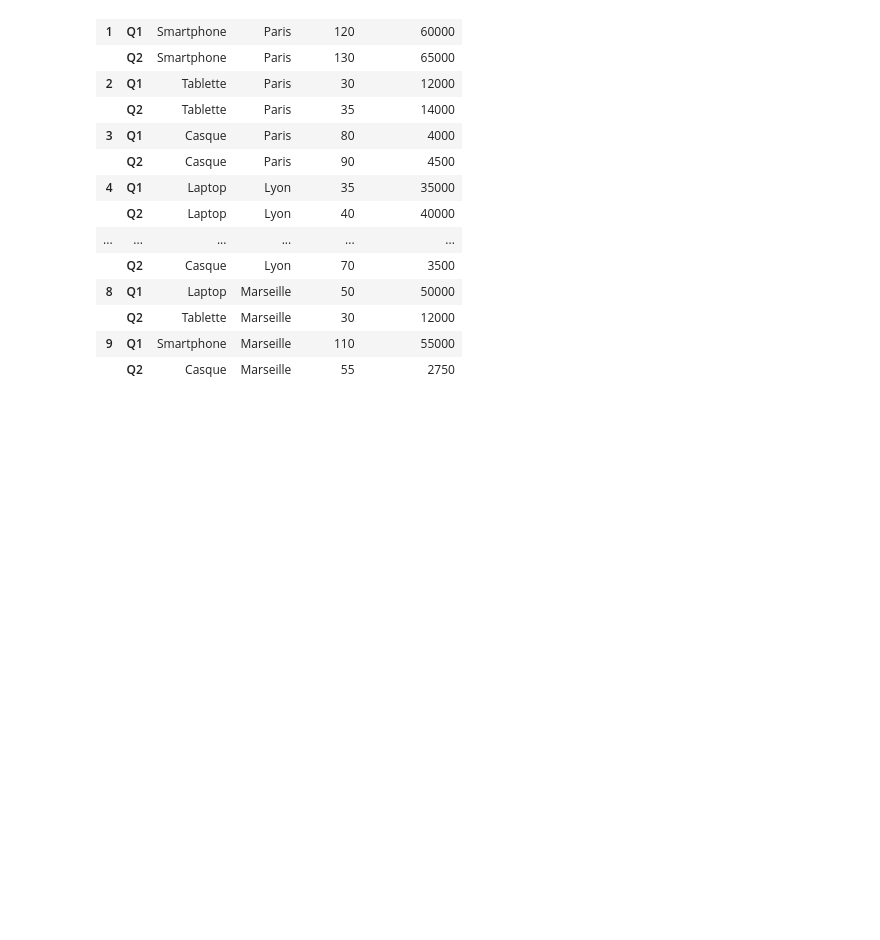
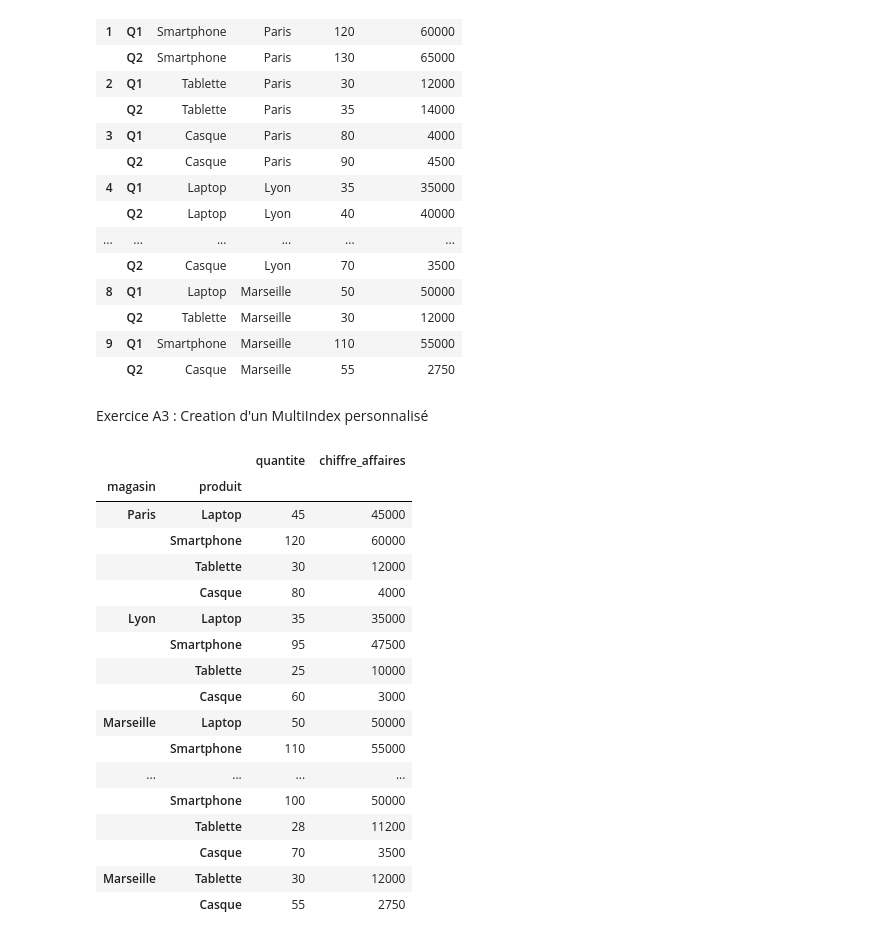
Before and after one commit to AlexisSTH/Mini-projet-jointure, a Jupyter notebook: mini_projet_jointure.ipynb, the cells around one changed output. Cells and saved outputs as stored; diff of their text form; code cells hidden in the pictures; blank space fills up the shorter version.

Commit message:
Creation d'un MultiIndex personnalisé

```diff
--- a/mini_projet_jointure.ipynb
+++ b/mini_projet_jointure.ipynb
@@ -168,3 +168,28 @@ ventes_sorted
 |  | Q2 | Tablette | Marseille | 30 | 12000 |
 | 9 | Q1 | Smartphone | Marseille | 110 | 55000 |
 |  | Q2 | Casque | Marseille | 55 | 2750 |
+# %% [markdown]
+Exercice A3 : Creation d'un MultiIndex personnalisé
+# %%
+ventes_indexed = ventes_all.set_index(['magasin', 'produit'])
+# %%
+ventes_indexed
+# %% [output]
+|  |  | quantite | chiffre_affaires |
+| magasin | produit |  |  |
+| Paris | Laptop | 45 | 45000 |
+|  | Smartphone | 120 | 60000 |
+|  | Tablette | 30 | 12000 |
+|  | Casque | 80 | 4000 |
+| Lyon | Laptop | 35 | 35000 |
+|  | Smartphone | 95 | 47500 |
+|  | Tablette | 25 | 10000 |
+|  | Casque | 60 | 3000 |
+| Marseille | Laptop | 50 | 50000 |
+|  | Smartphone | 110 | 55000 |
+| ... | ... | ... | ... |
+|  | Smartphone | 100 | 50000 |
+|  | Tablette | 28 | 11200 |
+|  | Casque | 70 | 3500 |
+| Marseille | Tablette | 30 | 12000 |
+|  | Casque | 55 | 2750 |
```
Also changed, not shown: parts of 6 cells of this notebook.
